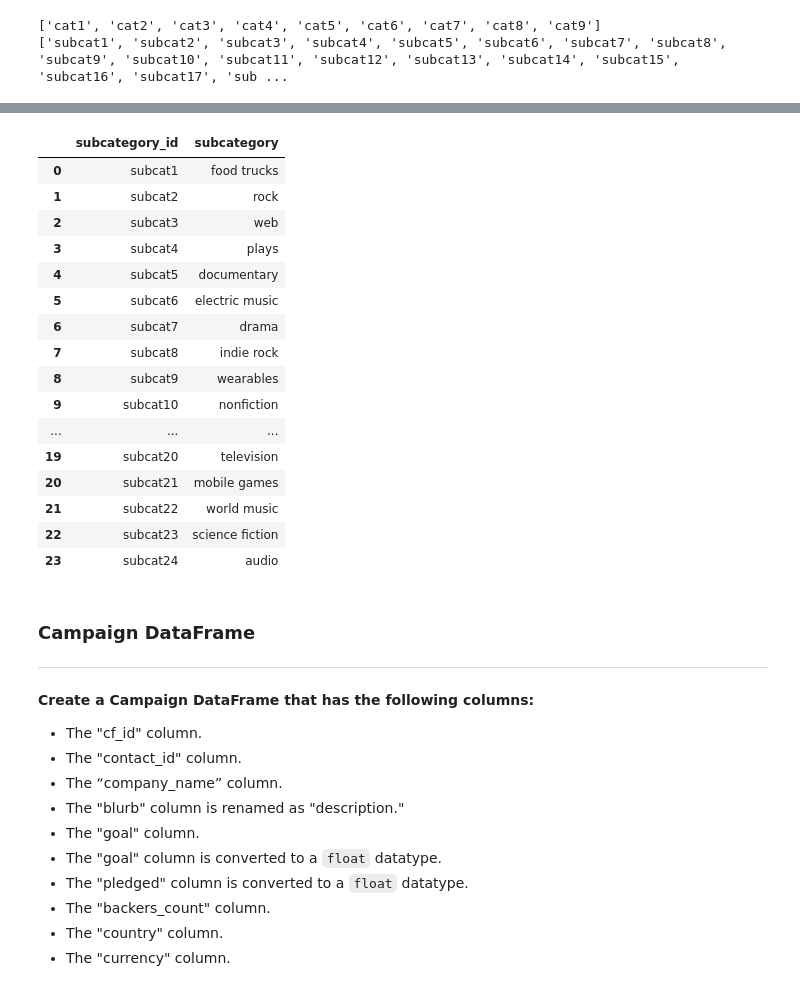
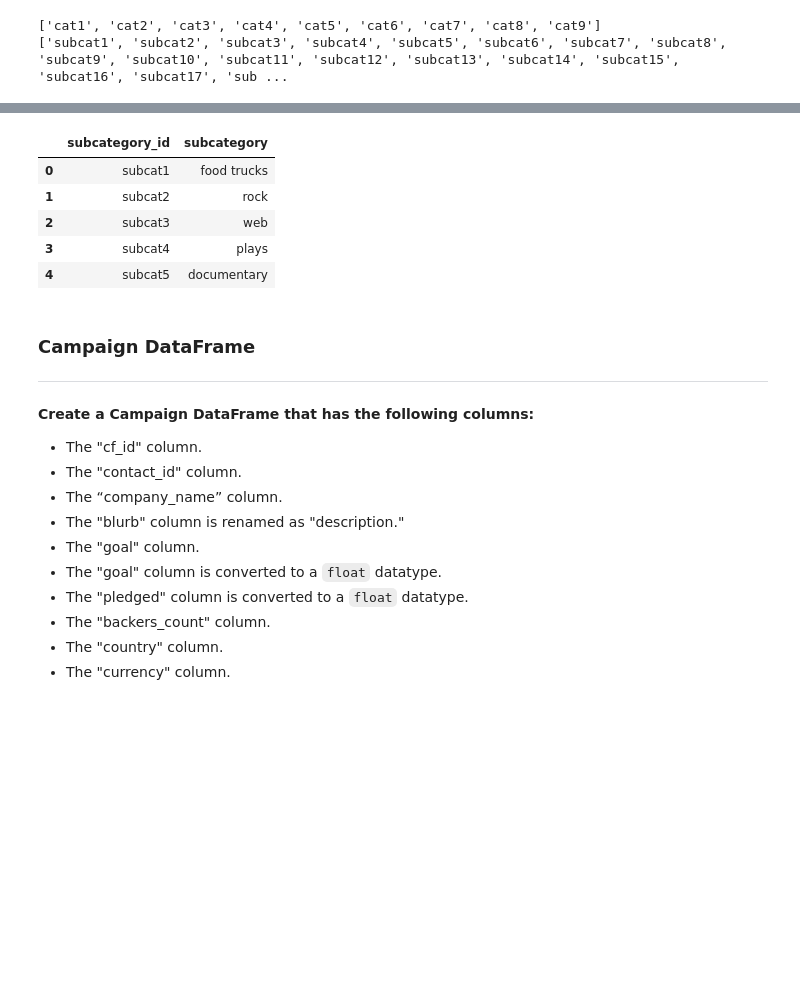
Before and after one commit to cwolf1424/Crowdfunding_ETL, a Jupyter notebook: ETL_Mini_Project_CWolf_KBurks.ipynb, the cells around one changed output, grey strips where cells are left out. Saved outputs shown, nothing was run; the diff lists cells and outputs as text; code cells hidden in the pictures; blank space fills up the shorter version.

```diff
--- a/ETL_Mini_Project_CWolf_KBurks.ipynb
+++ b/ETL_Mini_Project_CWolf_KBurks.ipynb
@@ -160,23 +172,14 @@ category_df
-# %%
-subcategory_df
-# %% [output]
-|  | subcategory_id | subcategory |
-| 0 | subcat1 | food trucks |
-| 1 | subcat2 | rock |
-| 2 | subcat3 | web |
-| 3 | subcat4 | plays |
-| 4 | subcat5 | documentary |
-| 5 | subcat6 | electric music |
-| 6 | subcat7 | drama |
-| 7 | subcat8 | indie rock |
-| 8 | subcat9 | wearables |
-| 9 | subcat10 | nonfiction |
-| ... | ... | ... |
-| 19 | subcat20 | television |
-| 20 | subcat21 | mobile games |
-| 21 | subcat22 | world music |
-| 22 | subcat23 | science fiction |
-| 23 | subcat24 | audio |
+# %%
+# Create a category DataFrame with the subcategory_id array as the subcategory_id and subcategories list as the subcategory name.
+subcategory_df = pd.DataFrame({"subcategory_id":scat_ids, "subcategory":subcategories})
+subcategory_df.head(5)
+# %% [output]
+|  | subcategory_id | subcategory |
+| 0 | subcat1 | food trucks |
+| 1 | subcat2 | rock |
+| 2 | subcat3 | web |
+| 3 | subcat4 | plays |
+| 4 | subcat5 | documentary |
 # %%
 # Export categories_df and subcategories_df as CSV files.
 category_df.to_csv("Resources/category.csv", index=False)
```
Also changed, not shown: parts of 22 cells of this notebook.
